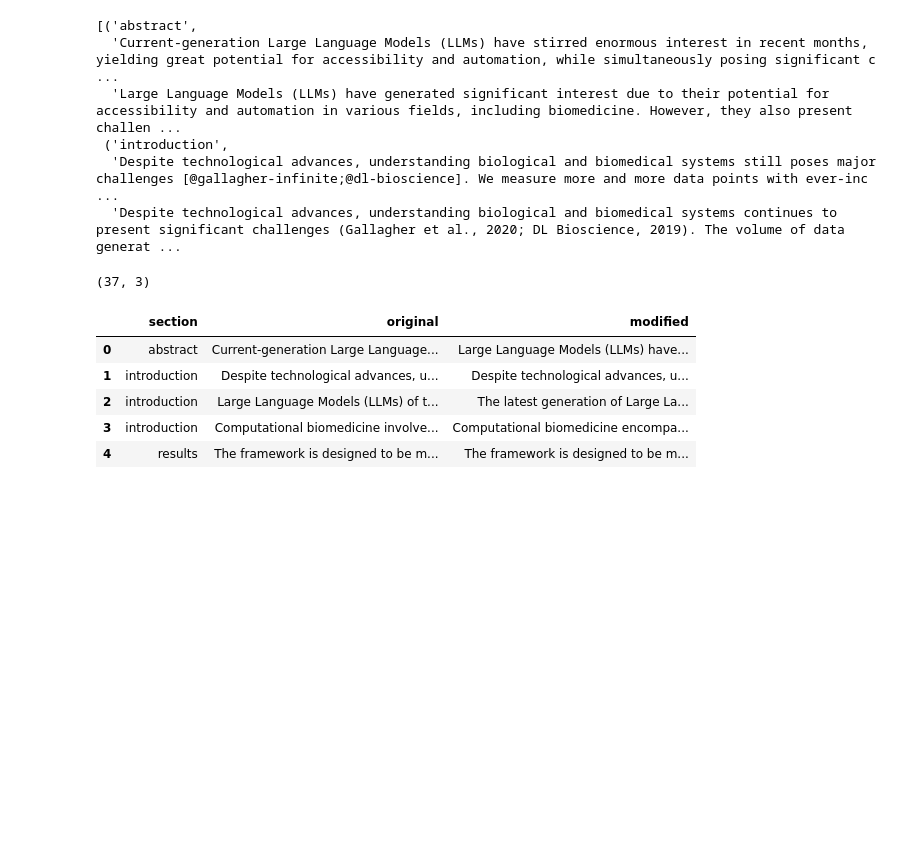
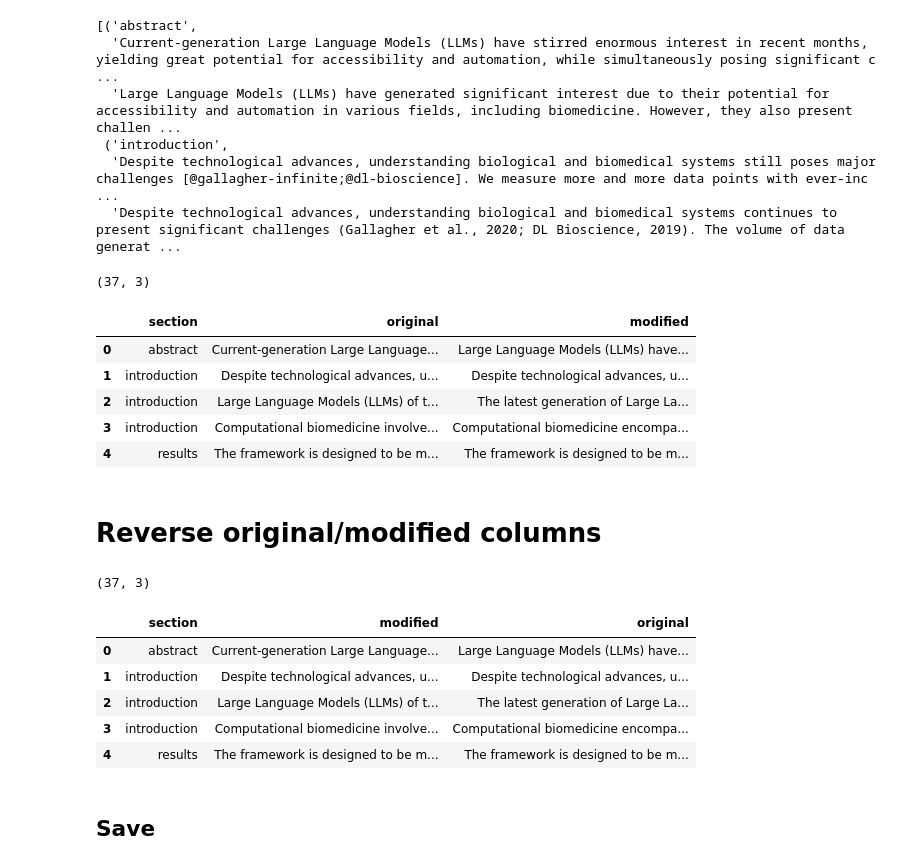
Before and after one commit to pivlab/manubot-ai-editor-code, a Jupyter notebook: nbs/01-paragraph_match/00-biochatter-gpt35-par_match.ipynb, the cells around one changed output. Drawn from its saved outputs; the diff is of its cells as text; code cells hidden in the pictures; blank space fills up the shorter version.

```diff
--- a/nbs/01-paragraph_match/00-biochatter-gpt35-par_match.ipynb
+++ b/nbs/01-paragraph_match/00-biochatter-gpt35-par_match.ipynb
@@ -1479,3 +1482,24 @@ df.head()
 | 4 | results | The framework is designed to be m... | The framework is designed to be m... |
 # %%
 df.to_pickle(OUTPUT_FILE_PATH)
+# %% [markdown]
+# Reverse original/modified columns
+# %%
+df_reversed = df.rename(columns={"original": "modified2"}).rename(
+    columns={"modified": "original", "modified2": "modified"}
+)
+# %%
+df_reversed.shape
+# %% [output]
+(37, 3)
+# %%
+df_reversed.head()
+# %% [output]
+|  | section | modified | original |
+| 0 | abstract | Current-generation Large Language... | Large Language Models (LLMs) have... |
+| 1 | introduction | Despite technological advances, u... | Despite technological advances, u... |
+| 2 | introduction | Large Language Models (LLMs) of t... | The latest generation of Large La... |
+| 3 | introduction | Computational biomedicine involve... | Computational biomedicine encompa... |
+| 4 | results | The framework is designed to be m... | The framework is designed to be m... |
+# %% [markdown]
+## Save
```
Also changed, not shown: parts of 5 cells of this notebook, 6 other files.
